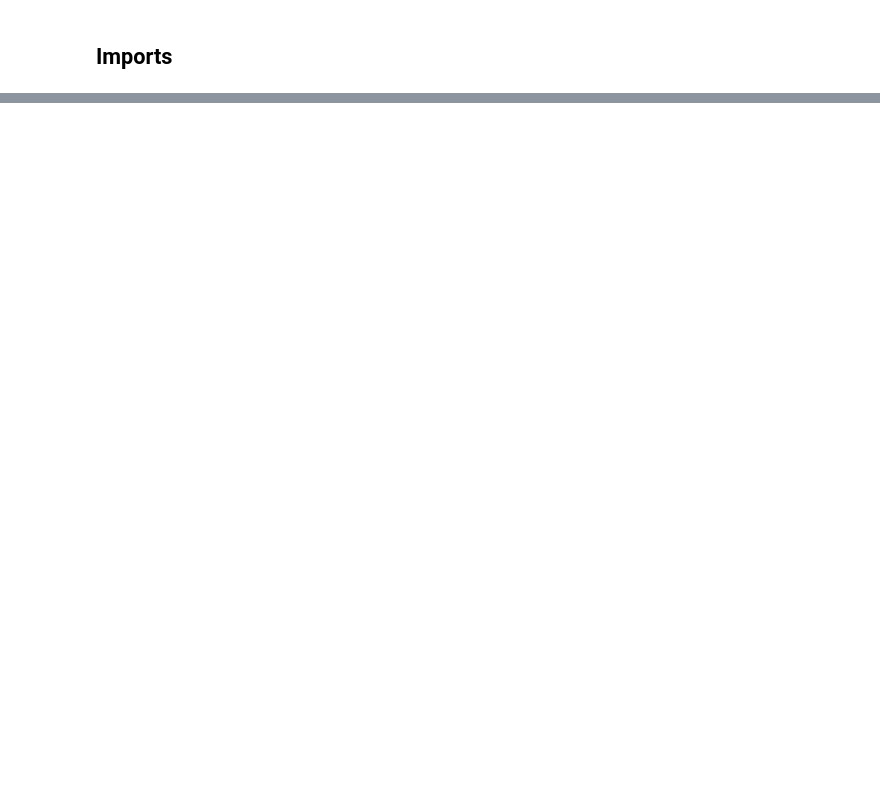
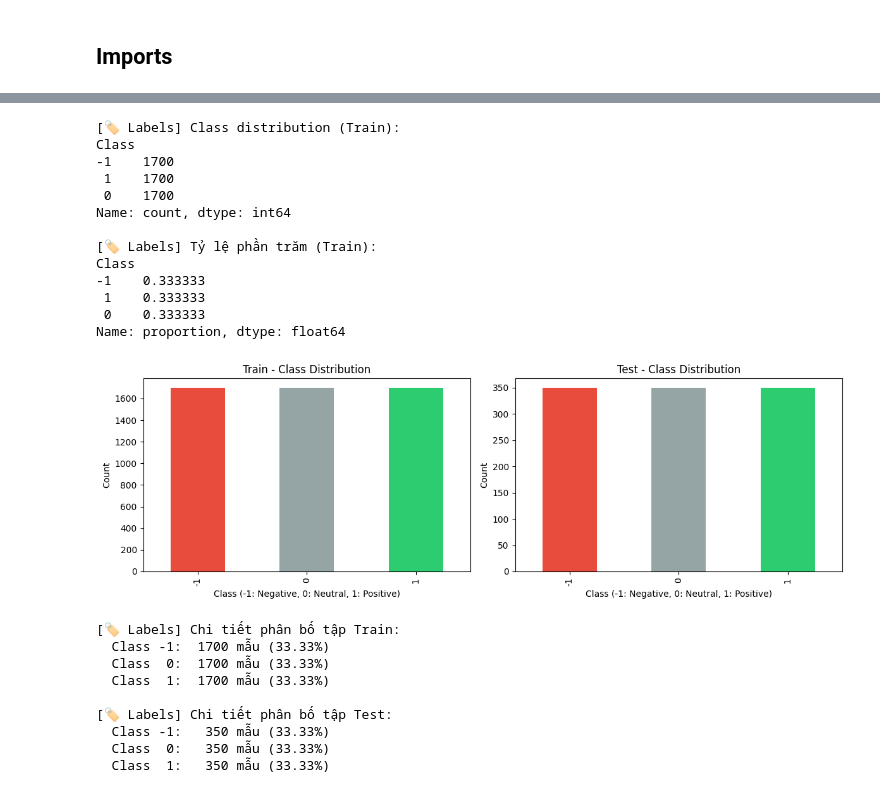
Before and after one commit to superiorhamster/CO5177, a Jupyter notebook: ipynb/text/sentimentanalysis.ipynb, the cells around one changed output, grey strips where cells are left out. Drawn from its saved outputs; the diff is of its cells as text; code cells hidden in the pictures; blank space fills up the shorter version.

```diff
--- a/ipynb/text/sentimentanalysis.ipynb
+++ b/ipynb/text/sentimentanalysis.ipynb
@@ -1125,0 +118,11 @@ plt.show()
+# %%
+train_df = pd.read_csv(DATA_DIR / 'vlsp_sentiment_train.csv', sep='\t')
+test_df = pd.read_csv(DATA_DIR / 'vlsp_sentiment_test.csv', sep='\t')
+
+# Xem kích thước và 5 dòng đầu tiên của dữ liệu
+print(f"[📦 Data Engine] Kích thước tập Train: {train_df.shape}")
+print(f"[📦 Data Engine] Kích thước tập Test : {test_df.shape}")
+print("\n[📦 Data Engine] 5 dòng đầu tập Train:")
+display(train_df.head())
+print("\n[📦 Data Engine] 5 dòng đầu tập Test:")
+display(test_df.head())
@@ -1125,0 +197,61 @@ plt.show()
+# %%
+# Đếm số lượng từng class
+print("[🏷️ Labels] Class distribution (Train):")
+print(train_df['Class'].value_counts())
+print("\n[🏷️ Labels] Tỷ lệ phần trăm (Train):")
+print(train_df['Class'].value_counts(normalize=True))
+
+# Trực quan hóa đối sánh Train vs Test
+fig, axes = plt.subplots(1, 2, figsize=(12, 4))
+
+train_df['Class'].value_counts().sort_index().plot(
+    kind='bar', ax=axes[0], color=['#e74c3c', '#95a5a6', '#2ecc71']
+)
+axes[0].set_title('Train - Class Distribution')
+axes[0].set_xlabel('Class (-1: Negative, 0: Neutral, 1: Positive)')
+axes[0].set_ylabel('Count')
+
+test_df['Class'].value_counts().sort_index().plot(
+    kind='bar', ax=axes[1], color=['#e74c3c', '#95a5a6', '#2ecc71']
+)
+axes[1].set_title('Test - Class Distribution')
+axes[1].set_xlabel('Class (-1: Negative, 0: Neutral, 1: Positive)')
+axes[1].set_ylabel('Count')
+
+plt.tight_layout()
+plt.show()
+
+# Thống kê định lượng tỷ lệ mẫu
+total_train = len(train_df)
+print("[🏷️ Labels] Chi tiết phân bố tập Train:")
+for cls, cnt in train_df['Class'].value_counts().sort_index().items():
+    print(f"  Class {cls:2d}: {cnt:5d} mẫu ({cnt / total_train * 100:.2f}%)")
+
+total_test = len(test_df)
+print("\n[🏷️ Labels] Chi tiết phân bố tập Test:")
+for cls, cnt in test_df['Class'].value_counts().sort_index().items():
+    print(f"  Class {cls:2d}: {cnt:5d} mẫu ({cnt / total_test * 100:.2f}%)")
+# %% [output]
+[🏷️ Labels] Class distribution (Train):
+Class
+-1    1700
+ 1    1700
+ 0    1700
+Name: count, dtype: int64
+
+[🏷️ Labels] Tỷ lệ phần trăm (Train):
+Class
+-1    0.333333
+ 1    0.333333
+ 0    0.333333
+Name: proportion, dtype: float64
+[figure, added]
+[🏷️ Labels] Chi tiết phân bố tập Train:
+  Class -1:  1700 mẫu (33.33%)
+  Class  0:  1700 mẫu (33.33%)
+  Class  1:  1700 mẫu (33.33%)
+
+[🏷️ Labels] Chi tiết phân bố tập Test:
+  Class -1:   350 mẫu (33.33%)
+  Class  0:   350 mẫu (33.33%)
+  Class  1:   350 mẫu (33.33%)
```
Also changed, not shown: parts of 83 cells of this notebook, 51 other files.
